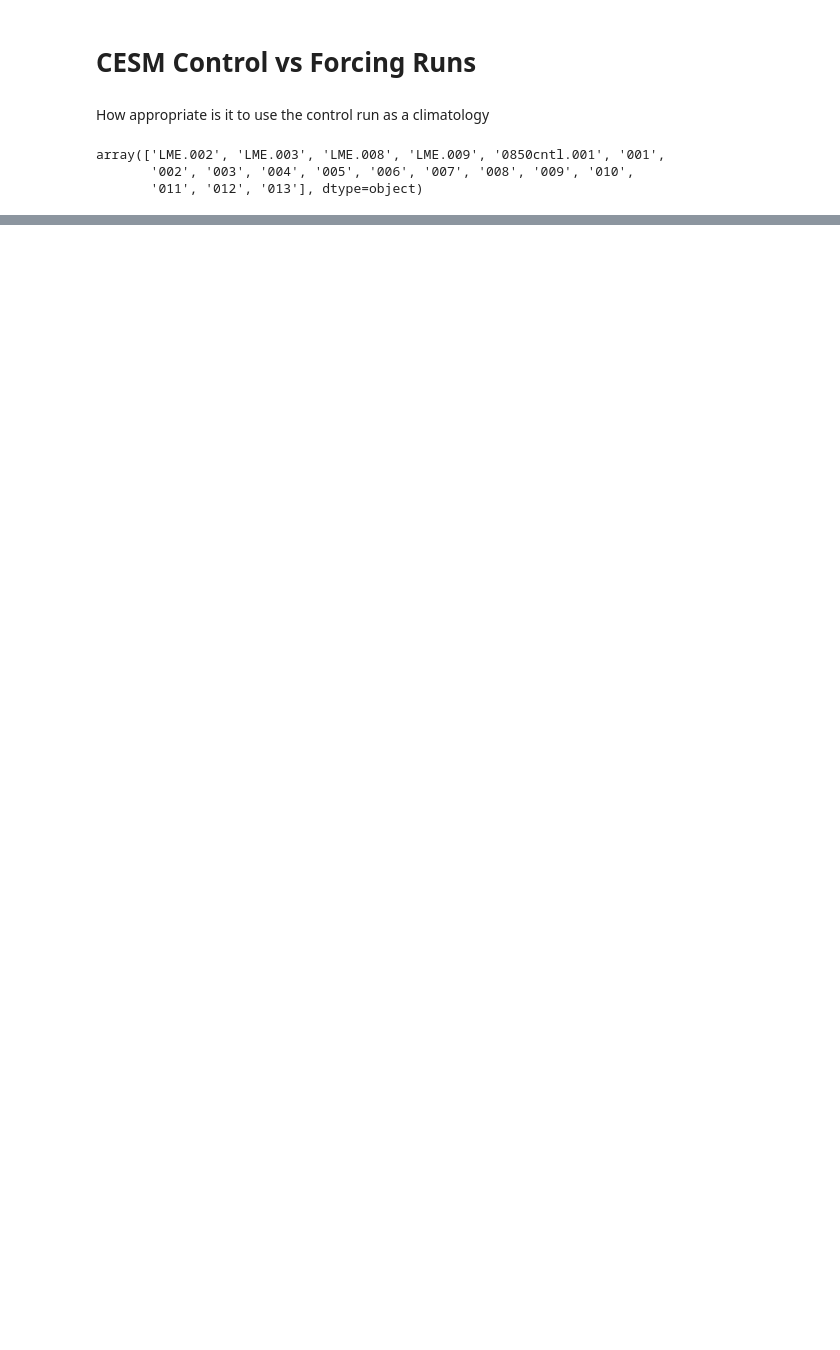
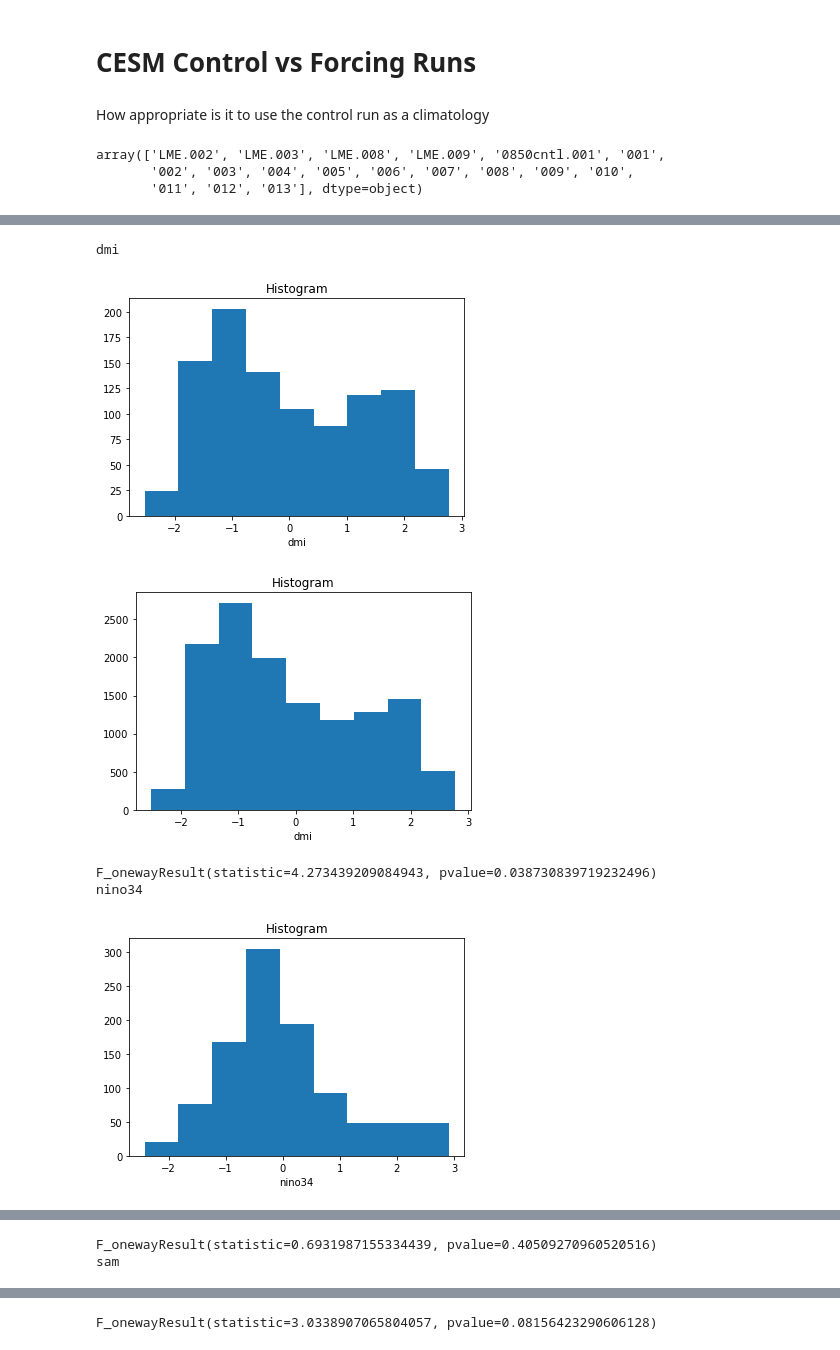
Before and after one commit to anton-seaice/compound, a Jupyter notebook: teleconnection/cesmControlvsForcings.ipynb, the cells around one changed output, grey strips where cells are left out. Drawn from its saved outputs; the diff is of its cells as text; code cells hidden in the pictures; blank space fills up the shorter version.

```diff
--- a/teleconnection/cesmControlvsForcings.ipynb
+++ b/teleconnection/cesmControlvsForcings.ipynb
@@ -17,7 +17,7 @@ import scipy.stats
 %matplotlib inline
 # %%
 # Here is the data
-indecesXr = xarray.load_dataset('../results/cesmTradIndeces.nc')
+indecesXr = xarray.open_dataset('../results/cesmTradIndeces.nc')
 
 indecesXr.experiment.values
 # %% [output]
@@ -107,0 +94,9 @@ nino34
+# %%
+chi2Index(indecesXr[['dmi', 'nino34', 'sam']])
+# %% [output]
+dmi
+[figure, added]
+[figure, added]
+F_onewayResult(statistic=4.273439209084943, pvalue=0.038730839719232496)
+nino34
+[figure, added]
@@ -107,0 +104,2 @@ nino34
+F_onewayResult(statistic=0.6931987155334439, pvalue=0.40509270960520516)
+sam
@@ -107,0 +108 @@ nino34
+F_onewayResult(statistic=3.0338907065804057, pvalue=0.08156423290606128)
```
Also changed, not shown: parts of 12 cells of this notebook.
